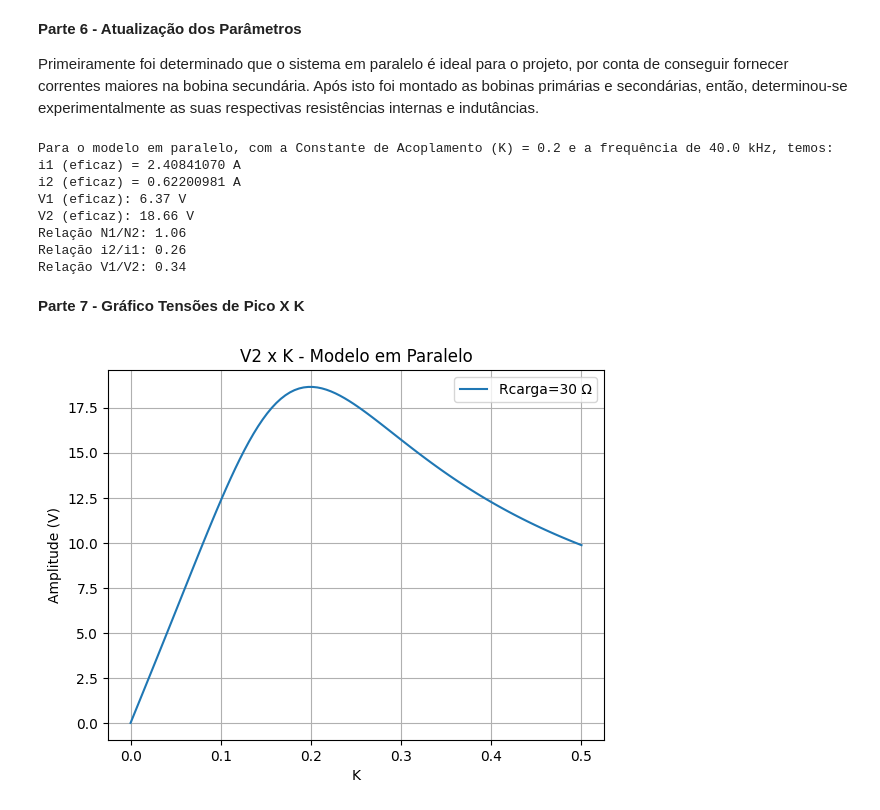
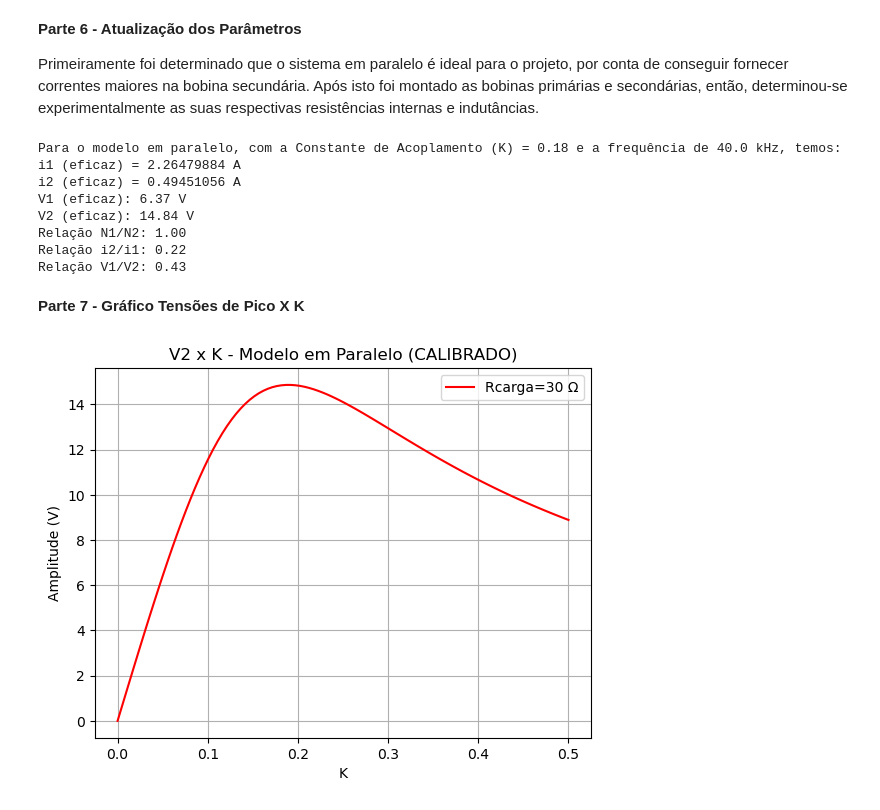
Before and after one commit to Luca-Krausz/ProjetoEletromag24.2, a Jupyter notebook: EletromagSemLevitação.ipynb, the cells around one changed output. Cells and saved outputs as stored; diff of their text form; code cells hidden in the pictures.

```diff
--- a/EletromagSemLevitação.ipynb
+++ b/EletromagSemLevitação.ipynb
@@ -501,10 +501,10 @@ Vp = 10
 f = 40e3
 W = 2*pi*f
 
-R1 = 1.294
-R2 = 1.1
-L1 = 164.4e-6
-L2 = 146.8e-6
+R1 = 1.7
+R2 = 1.7
+L1 = 160e-6
+L2 = 160e-6
 C = 1e-7
 
 XL1 = 1j * W * L1
@@ -512,11 +512,11 @@ XL2 = 1j * W * L2
 XC1 = 1/(1j * W * C)
 XC2 = XC1
 # %%
-K = 0.2 # A se determinar
+K = 0.18 # A se determinar
 Rcarga = 30
 M = sqrt(L1*L2)*K
 XM = 1j * W * M
-Ufonte = (2/pi)*Vp*cos(W*1) # Como a frequência é muito alta, Ufonte será constante para qualquer valor de t
+Ufonte = (2/pi)*Vp*cos(W*1)
 
 Z = np.array([[R1 + XL1 + XC1, -XM], [-XM, XL2 + R2 + (Rcarga * XC2 / (Rcarga + XC2))]])
 V = np.array([Ufonte, 0])
@@ -535,46 +535,46 @@ print('Relação N1/N2: %.2f' %(np.abs(sqrt(L1/L2))))
 print('Relação i2/i1: %.2f' %(np.abs(i2)/np.abs(i1)))
 print('Relação V1/V2: %.2f' %(np.abs(Ufonte)/np.abs(V2)))
 # %% [output]
-Para o modelo em paralelo, com a Constante de Acoplamento (K) = 0.2 e a frequência de 40.0 kHz, temos:
-i1 (eficaz) = 2.40841070 A
-i2 (eficaz) = 0.62200981 A
+Para o modelo em paralelo, com a Constante de Acoplamento (K) = 0.18 e a frequência de 40.0 kHz, temos:
+i1 (eficaz) = 2.26479884 A
+i2 (eficaz) = 0.49451056 A
 V1 (eficaz): 6.37 V
-V2 (eficaz): 18.66 V
-Relação N1/N2: 1.06
-Relação i2/i1: 0.26
-Relação V1/V2: 0.34
+V2 (eficaz): 14.84 V
+Relação N1/N2: 1.00
+Relação i2/i1: 0.22
+Relação V1/V2: 0.43
 # %% [markdown]
 **Parte 7 - Gráfico Tensões de Pico X K**
 # %%
 for Rcarga in [30]:
 
     Kmax = 0.5
 
     Ufonte = (2/pi) * Vp * cos(W*1) # Como a frequência é muito alta, Ufonte será constante para qualquer valor de t
     V2list = []
 
     for K in np.linspace(0, Kmax, 100):
 
         M = sqrt(L1*L2)*K
         XM = 1j * W * M
 
         Z=np.array([[R1+XL1+XC1, -XM],[-XM, XL2+R2+(Rcarga*XC2/(Rcarga+XC2))]])
         V=np.array([Ufonte,0])
         i=np.dot(linalg.inv(Z),V)
 
         I2 = i[1]
         V2 = I2*Rcarga
         V2list.append(np.abs(V2))
 
     # Plotando o gráfico V2 x K
 
-    plt.plot(np.linspace(0, Kmax, 100), V2list, label=f'Rcarga={Rcarga} Ω')
+    plt.plot(np.linspace(0, Kmax, 100), V2list, 'r-', label=f'Rcarga={Rcarga} Ω', )
 
 plt.xlabel('K')
 plt.ylabel('Amplitude (V)')
-plt.title('V2 x K - Modelo em Paralelo')
+plt.title('V2 x K - Modelo em Paralelo (CALIBRADO)')
 plt.legend()
 plt.grid(True)
 plt.show()
 # %% [output]
-[figure, old version]
+[figure, new version]
```
